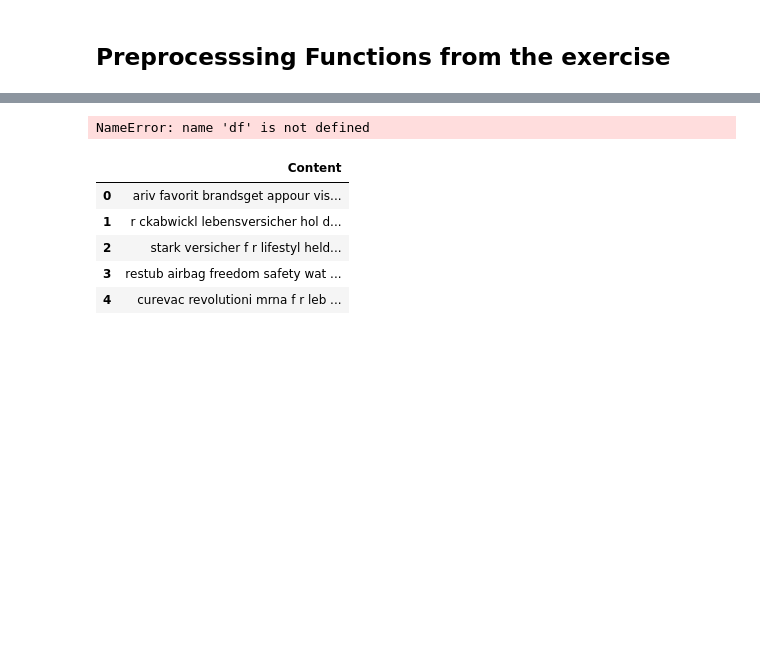
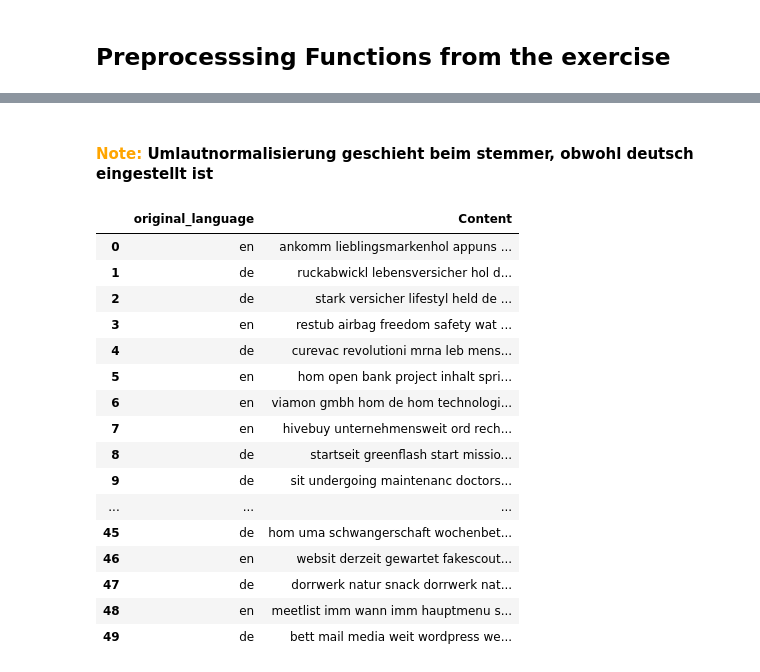
Before and after one commit to AleksandarIlievski/startup-clustering, a Jupyter notebook: notebooks/patrick_preprocessing.ipynb, the cells around one changed output, grey strips where cells are left out. Cells and saved outputs as stored; diff of their text form; code cells hidden in the pictures; blank space fills up the shorter version.

Commit message:
added the loading of json-file at the beginning of data cleaning

```diff
--- a/notebooks/patrick_preprocessing.ipynb
+++ b/notebooks/patrick_preprocessing.ipynb
@@ -328,3 +328,15 @@ df.to_json('translated_results.json')
 # Data Cleaning
 # %% [markdown]
 ## Preprocesssing Functions from the exercise
+# %%
+#load data from transalted json and switch the transalted-Content as 'Content'
+df = pd.read_json('translated_results.json')
+
+# Drop the "translatedContent" column
+df.drop("Content", axis=1, inplace=True)
+
+# Rename the "Content_in_de" column to replace the dropped column
+df.rename(columns={"Content_in_de": "Content"}, inplace=True)
+
+# Display the modified DataFrame
+print(df)
@@ -358,15 +385,18 @@ from sklearn.naive_bayes import GaussianNB
 # define functions
 
 def cleanPunc(sentence): #function to clean the word of any punctuation or special characters
-    cleaned = re.sub(r'[?|!|\'|"|#]',r'', sentence)
-    cleaned = re.sub(r'[.|,|)|(|\|/]',r' ', cleaned)
+    cleaned = re.sub(r'[?|!|\'|"|#]', r'', sentence)
+    cleaned = re.sub(r'[.|,|)|(|\|/]', r' ', cleaned)
+    cleaned = re.sub(r'[äÄ]', 'ä', cleaned)
+    cleaned = re.sub(r'[öÖ]', 'ö', cleaned)
+    cleaned = re.sub(r'[üÜ]', 'ü', cleaned)
     cleaned = cleaned.strip()
     return cleaned
 
 def keepAlpha(sentence):
     alpha_sent = ""
     for word in sentence.split():
-        alpha_word = re.sub('[^a-z A-Z]+', ' ', word)
+        alpha_word = re.sub('[^a-zA-ZäöüÄÖÜß]+', ' ', word, flags=re.UNICODE)
         alpha_sent += alpha_word
         alpha_sent += " "
     alpha_sent = alpha_sent.strip()
@@ -389,26 +419,38 @@ def stemming(sentence):
 stop_words = set(stopwords.words(['german', 'english']))
 
 # define stemmer
-stemmer = SnowballStemmer('german', 'english')
+stemmer = SnowballStemmer('german')
 
+df['Content'] = df['Content'].astype(str)
 # apply functions
 df['Content'] = df['Content'].str.lower()
 df['Content'] = df['Content'].apply(cleanPunc)
 df['Content'] = df['Content'].apply(keepAlpha)
 df['Content'] = df['Content'].apply(removeStopWords, stopwords=stopwords)
 df['Content'] = df['Content'].apply(stemming)
-# %% [output]
-NameError: name 'df' is not defined
+# %% [markdown]
+#### <span style="color: orange">Note: </span>Umlautnormalisierung geschieht beim stemmer, obwohl deutsch eingestellt ist
 # %%
 # check result
-df.head()
+df.head(50)
 # %% [output]
-|  | Content |
-| 0 | ariv favorit brandsget appour vis... |
-| 1 | r ckabwickl lebensversicher hol d... |
-| 2 | stark versicher f r lifestyl held... |
-| 3 | restub airbag freedom safety wat ... |
-| 4 | curevac revolutioni mrna f r leb ... |
+|  | original_language | Content |
+| 0 | en | ankomm lieblingsmarkenhol appuns ... |
+| 1 | de | ruckabwickl lebensversicher hol d... |
+| 2 | de | stark versicher lifestyl held de ... |
+| 3 | en | restub airbag freedom safety wat ... |
+| 4 | de | curevac revolutioni mrna leb mens... |
+| 5 | en | hom open bank project inhalt spri... |
+| 6 | en | viamon gmbh hom de hom technologi... |
+| 7 | en | hivebuy unternehmensweit ord rech... |
+| 8 | de | startseit greenflash start missio... |
+| 9 | de | sit undergoing maintenanc doctors... |
+| ... | ... | ... |
+| 45 | de | hom uma schwangerschaft wochenbet... |
+| 46 | en | websit derzeit gewartet fakescout... |
+| 47 | de | dorrwerk natur snack dorrwerk nat... |
+| 48 | en | meetlist imm wann imm hauptmenu s... |
+| 49 | de | bett mail media weit wordpress we... |
 # %%
 # function for tokenization -> only use when vectorizer doesn't include tokenization (probably included)
 #def tokenize(text):
```
Also changed, not shown: parts of 2 cells of this notebook.
